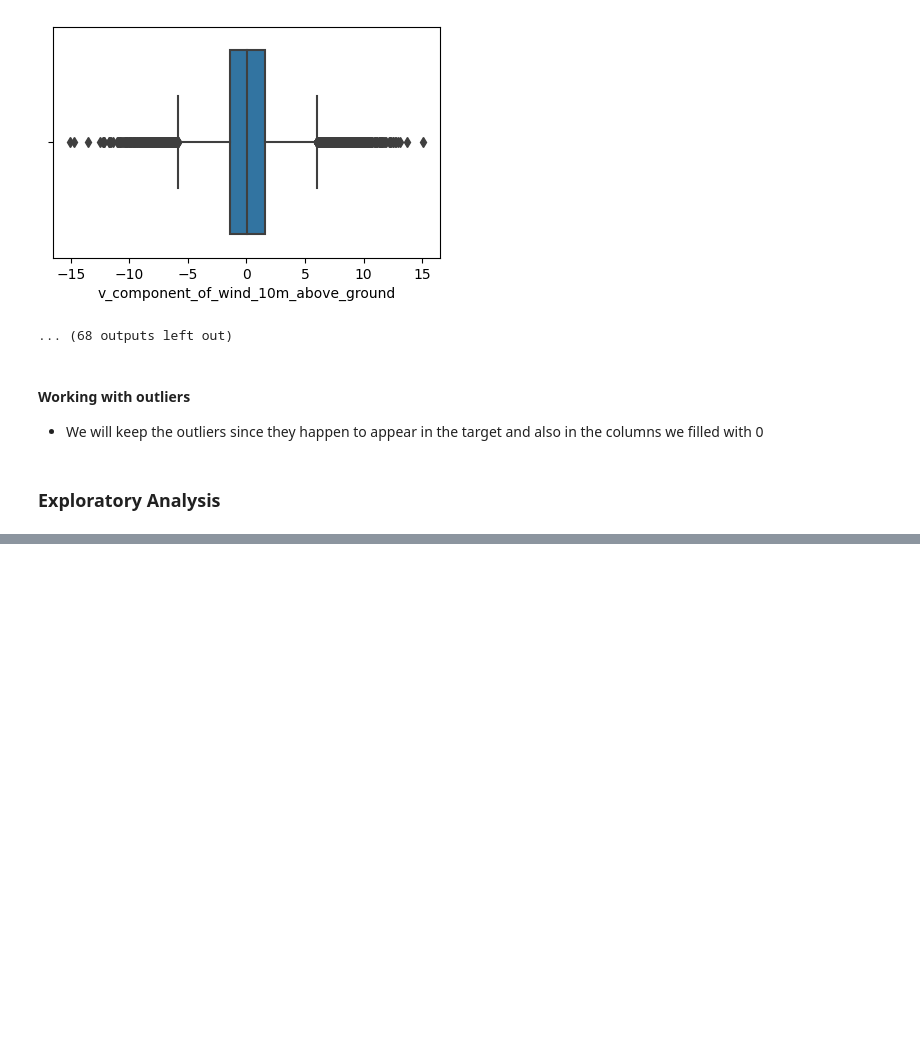
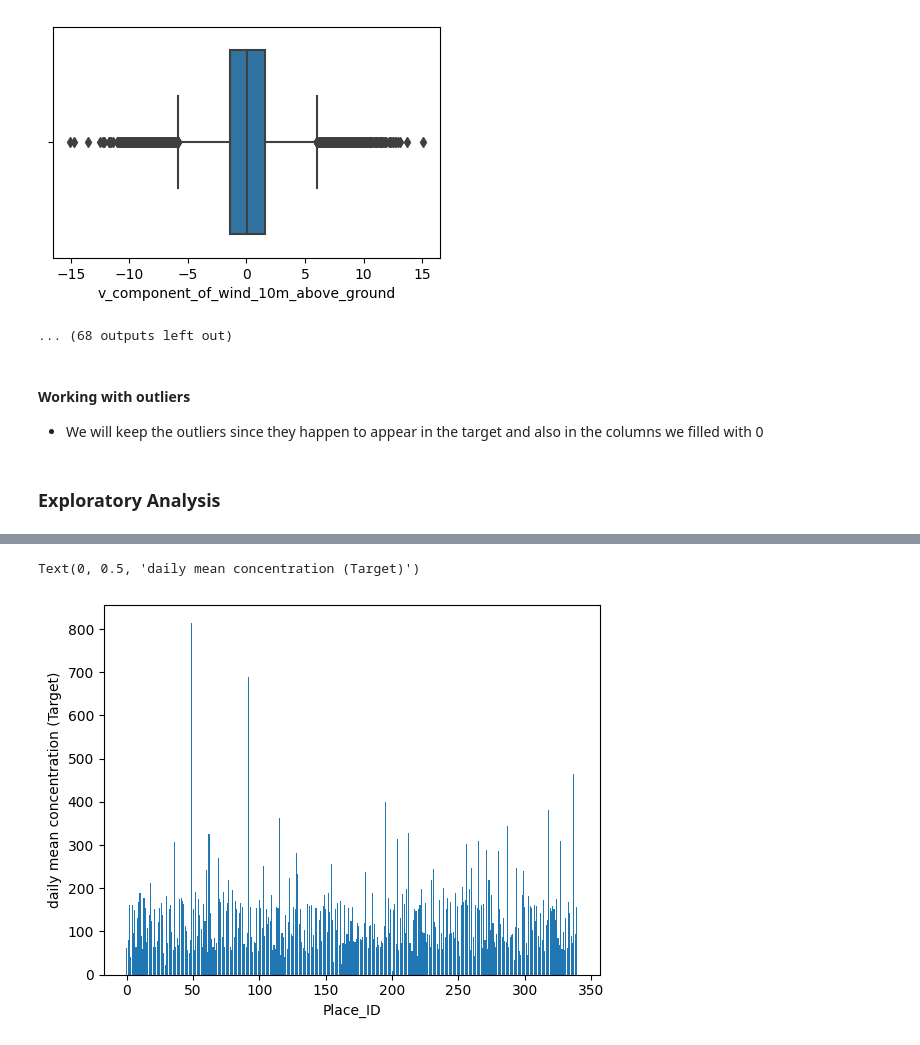
Before and after one commit to atwanzireT/pollution_assign, a Jupyter notebook: Air_Pollution.ipynb, the cells around one changed output, grey strips where cells are left out. Saved outputs shown, nothing was run; the diff lists cells and outputs as text; code cells hidden in the pictures; blank space fills up the shorter version.

Commit message:
data visualisation

```diff
--- a/Air_Pollution.ipynb
+++ b/Air_Pollution.ipynb
@@ -193,0 +216,8 @@ for col in dataset.columns:
+# %%
+# Create a heatmap using seaborn
+plt.bar(dataset["Place_ID"], dataset["target"])
+plt.xlabel("Place_ID")
+plt.ylabel("daily mean concentration (Target)")
+# %% [output]
+Text(0, 0.5, 'daily mean concentration (Target)')
+[figure, added]
```
Also changed, not shown: parts of 8 cells of this notebook.
